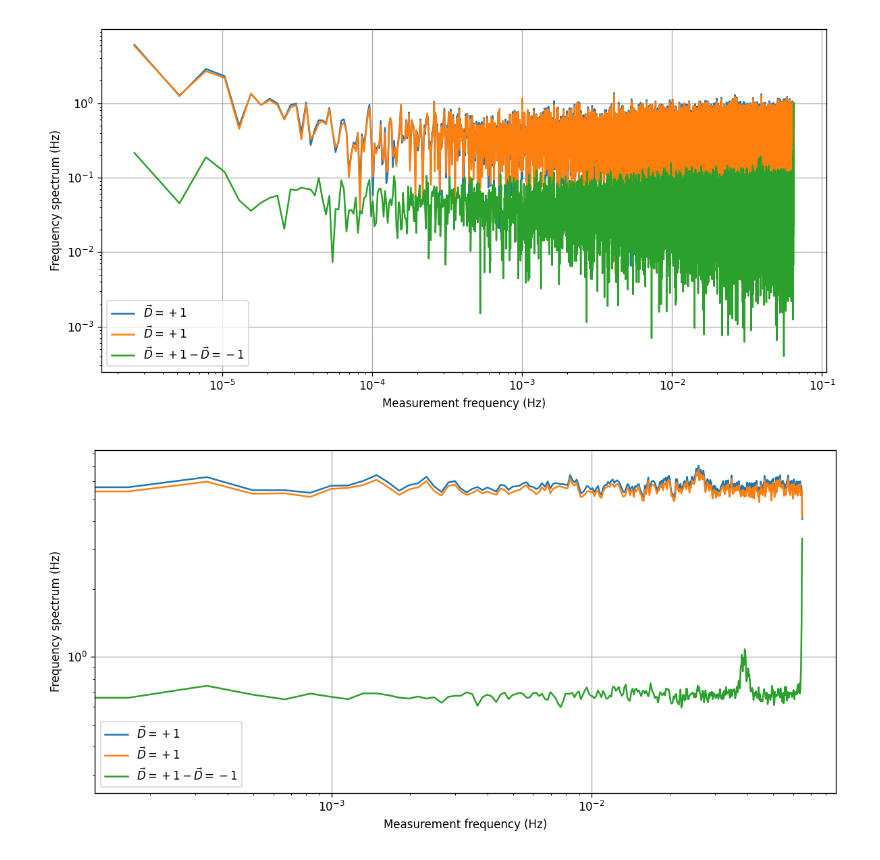
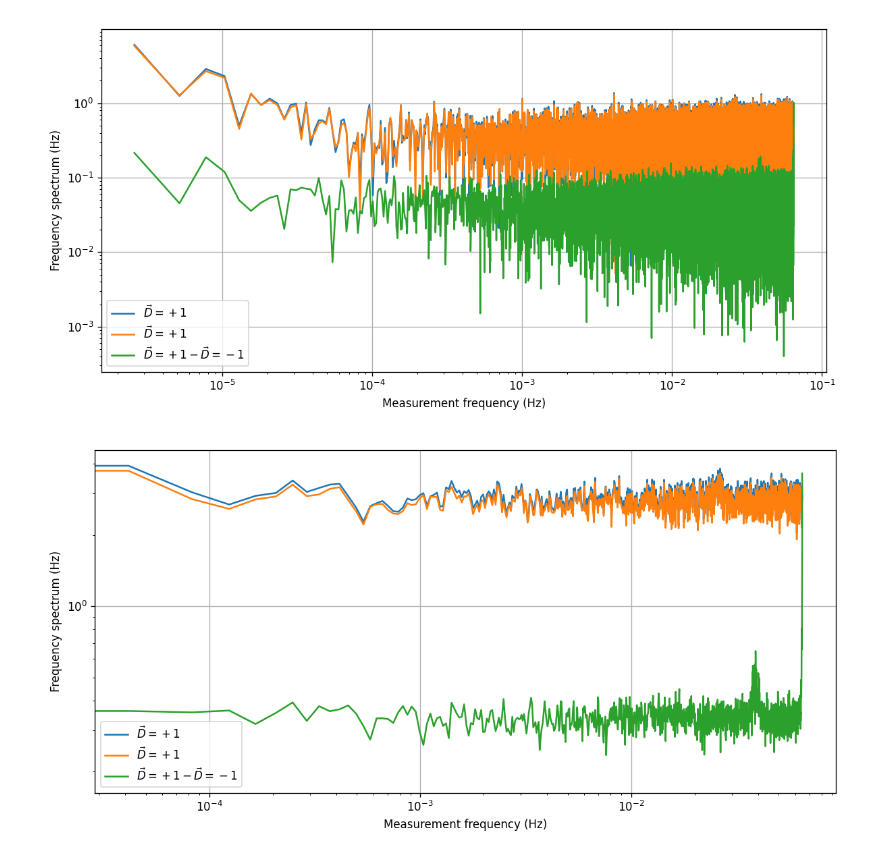
Before and after one commit to vuthalab/onix, a Jupyter notebook: analysis/time_series_lf_spec.ipynb, the cells around one changed output. Cells and saved outputs as stored; diff of their text form; code cells hidden in the pictures.

```diff
--- a/analysis/time_series_lf_spec.ipynb
+++ b/analysis/time_series_lf_spec.ipynb
@@ -286,33 +362,33 @@ plt.show()
 # %%
 mask1 = unlock_mask & start_mask & D_p1_mask
 mask2 = unlock_mask & start_mask & D_m1_mask
-num_of_segments = 64
+num_of_segments = 16
 
 fs1 = np.array([result["freq_offset"] for result in all_results[mask1]])
 t_step1 = all_results[mask1][1]["save_epoch_times"][0]-all_results[mask1][0]["save_epoch_times"][0]
 welch_freqs1, welch1 = welch(fs1, fs=1/t_step1, nperseg=len(fs1)//num_of_segments, scaling="spectrum")
 welch1 = np.sqrt(welch1)
 
 fs2 = np.array([result["freq_offset"] for result in all_results[mask2]])
 t_step2 = all_results[mask2][1]["save_epoch_times"][0]-all_results[mask2][0]["save_epoch_times"][0]
 welch_freqs2, welch2 = welch(fs2, fs=1/t_step2, nperseg=len(fs2)//num_of_segments, scaling="spectrum")
 welch2 = np.sqrt(welch2)
 
 fs3 = fs2 - fs1
 welch_freqs3, welch3 = welch(fs3, fs=1/t_step1, nperseg=len(fs3)//num_of_segments, scaling="spectrum")
 welch3 = np.sqrt(welch3)
 
 fig, ax = plt.subplots(figsize = (10, 5), dpi = 120)
 ax.plot(welch_freqs1, welch1, label="$\\vec{D}=+1$")
 ax.plot(welch_freqs2, welch2, label="$\\vec{D}=+1$")
 ax.plot(welch_freqs3, welch3, label="$\\vec{D}=+1 - \\vec{D}=-1$")
 ax.set_xscale("log")
 ax.set_yscale("log")
 ax.set_xlabel("Measurement frequency (Hz)")
 ax.set_ylabel("Frequency spectrum (Hz)")
 ax.legend()
 ax.grid()
 plt.tight_layout()
 plt.show()
 # %% [output]
-[figure, old version]
+[figure, new version]
```
Also changed, not shown: parts of 9 cells of this notebook, 2 other files.
